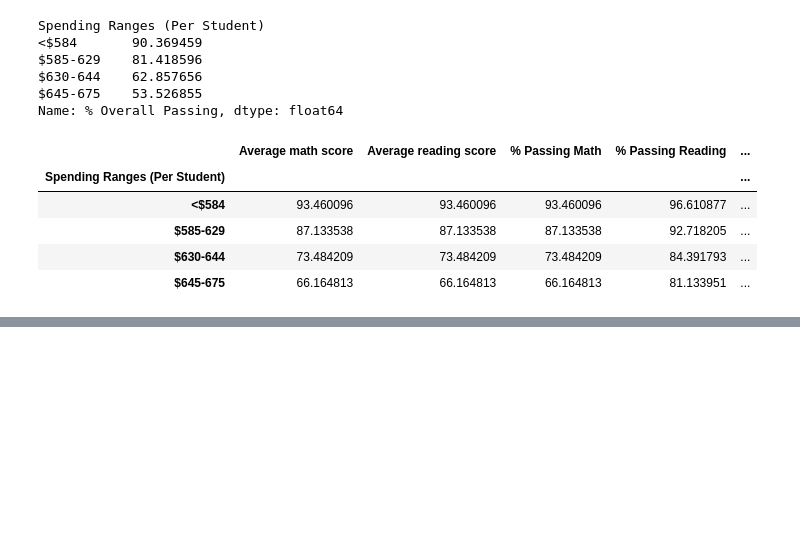
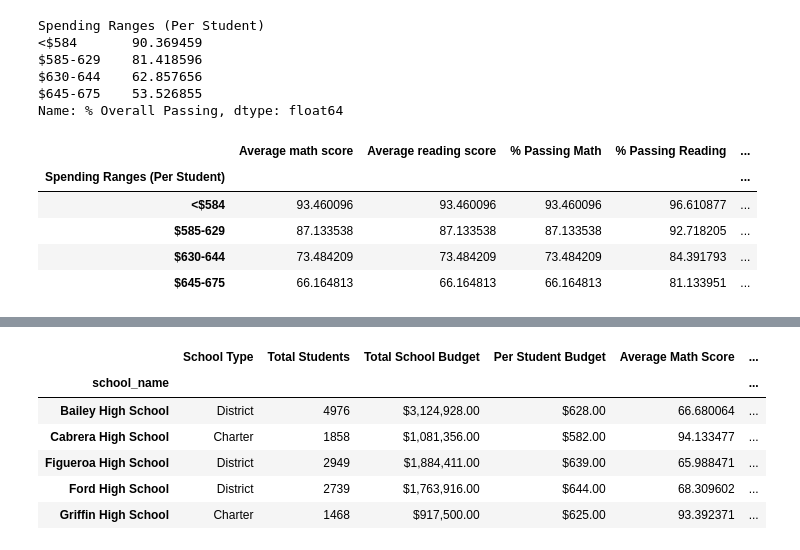
Before and after one commit to Ksenia9292/School_District_Analysis, a Jupyter notebook: PyCitySchools.ipynb, the cells around one changed output, grey strips where cells are left out. Cells and saved outputs as stored; diff of their text form; code cells hidden in the pictures; blank space fills up the shorter version.

Commit message:
scores by school size

```diff
--- a/PyCitySchools.ipynb
+++ b/PyCitySchools.ipynb
@@ -978,0 +975,14 @@ spending_summary_df
+# %%
+#Establish the bin
+size_bins = [0,1000, 2000,5000]
+group_name = ["small(<1000)", "medium(1000-2000)","large(2000-5000)"]
+per_school_summary_df["School_size"] = pd.cut(per_school_summary_df["Total Students"],size_bins, labels = group_name)
+per_school_summary_df.head()
+# %% [output]
+|  | School Type | Total Students | Total School Budget | Per Student Budget | Average Math Score | ... |
+| school_name |  |  |  |  |  | ... |
+| Bailey High School | District | 4976 | $3,124,928.00 | $628.00 | 66.680064 | ... |
+| Cabrera High School | Charter | 1858 | $1,081,356.00 | $582.00 | 94.133477 | ... |
+| Figueroa High School | District | 2949 | $1,884,411.00 | $639.00 | 65.988471 | ... |
+| Ford High School | District | 2739 | $1,763,916.00 | $644.00 | 68.309602 | ... |
+| Griffin High School | Charter | 1468 | $917,500.00 | $625.00 | 93.392371 | ... |
```
Also changed, not shown: parts of 7 cells of this notebook.
